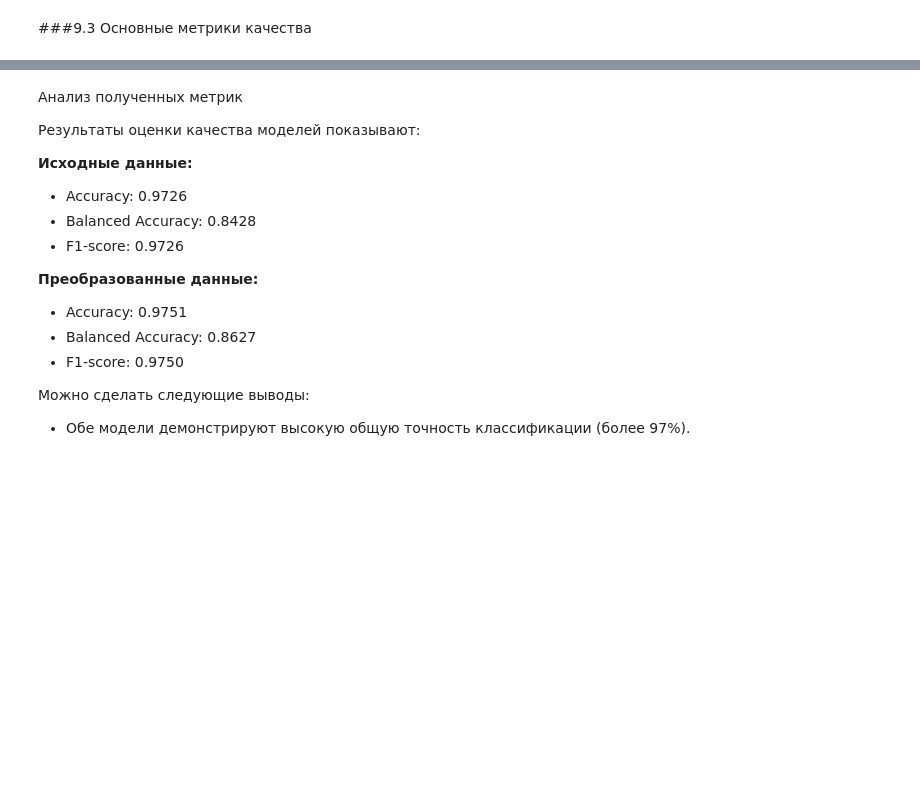
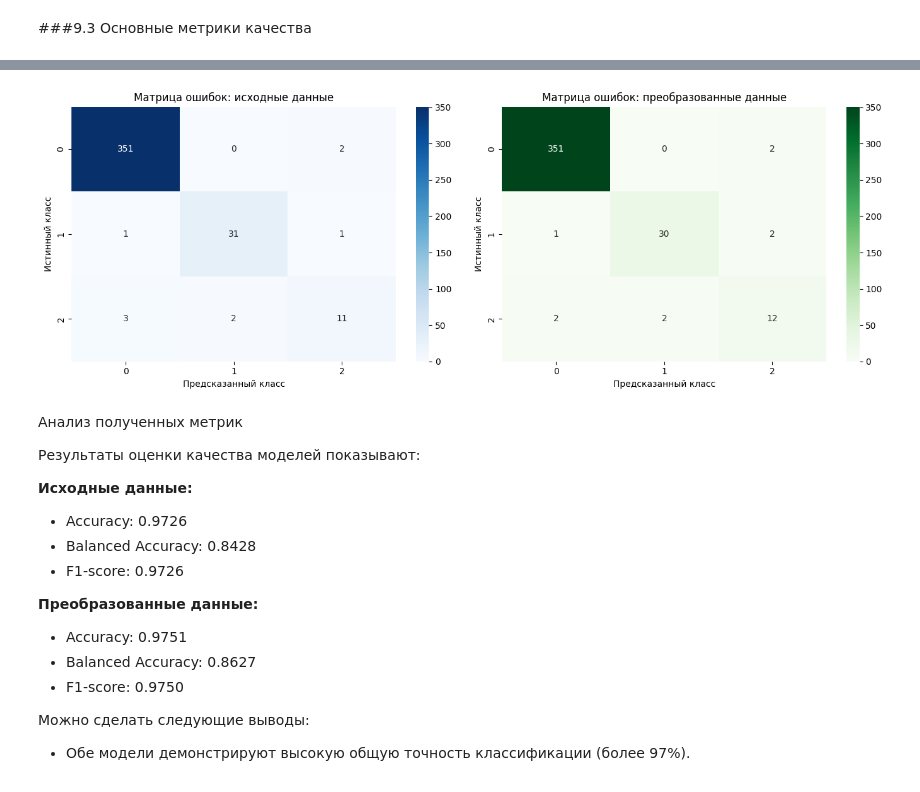
Before and after one commit to Daria-Chernykh/iad-course-project, a Jupyter notebook: courseProject.ipynb, the cells around one changed output, grey strips where cells are left out. Cells and saved outputs as stored; diff of their text form; code cells hidden in the pictures; blank space fills up the shorter version.

```diff
--- a/courseProject.ipynb
+++ b/courseProject.ipynb
@@ -1167,0 +1135,80 @@ F1-score: 0.9706078012985534
+# %%
+# Вычисление основных метрик для исходных данных
+metrics_raw = {
+    "Accuracy": accuracy_score(y_test, y_pred_raw_classes),
+    "Balanced Accuracy": balanced_accuracy_score(y_test, y_pred_raw_classes),
+    "Precision": precision_score(y_test, y_pred_raw_classes, average="weighted"),
+    "Recall": recall_score(y_test, y_pred_raw_classes, average="weighted"),
+    "F1-score": f1_score(y_test, y_pred_raw_classes, average="weighted"),
+    "ROC-AUC": roc_auc_score(
+        label_binarize(y_test, classes=np.unique(y_test)),
+        y_pred_raw,
+        multi_class="ovr",
+        average="weighted"
+    )
+}
+
+# Вычисление основных метрик для преобразованных данных
+metrics_scaled = {
+    "Accuracy": accuracy_score(y_test, y_pred_scaled_classes),
+    "Balanced Accuracy": balanced_accuracy_score(y_test, y_pred_scaled_classes),
+    "Precision": precision_score(y_test, y_pred_scaled_classes, average="weighted"),
+    "Recall": recall_score(y_test, y_pred_scaled_classes, average="weighted"),
+    "F1-score": f1_score(y_test, y_pred_scaled_classes, average="weighted"),
+    "ROC-AUC": roc_auc_score(
+        label_binarize(y_test, classes=np.unique(y_test)),
+        y_pred_scaled,
+        multi_class="ovr",
+        average="weighted"
+    )
+}
+
+# Формирование сравнительной таблицы метрик
+metrics_table = pd.DataFrame({
+    "Метрика": list(metrics_raw.keys()),
+    "Исходные данные": list(metrics_raw.values()),
+    "Преобразованные данные": list(metrics_scaled.values())
+})
+
+def get_best_model(row):
+    if row["Преобразованные данные"] > row["Исходные данные"]:
+        return "Преобразованные данные"
+    if row["Преобразованные данные"] < row["Исходные данные"]:
+        return "Исходные данные"
+    return "Одинаково"
+
+metrics_table["Лучшая модель"] = metrics_table.apply(get_best_model, axis=1)
+
+metrics_table["Исходные данные"] = metrics_table["Исходные данные"].round(4)
+metrics_table["Преобразованные данные"] = metrics_table["Преобразованные данные"].round(4)
+
+metrics_table.index = [""] * len(metrics_table)
+
+print("Сравнительная таблица метрик качества:")
+display(metrics_table)
+
+print("Classification report (исходные данные):")
+print(classification_report(y_test, y_pred_raw_classes))
+
+print("Classification report (преобразованные данные):")
+print(classification_report(y_test, y_pred_scaled_classes))
+
+# Матрицы ошибок
+cm_raw = confusion_matrix(y_test, y_pred_raw_classes)
+cm_scaled = confusion_matrix(y_test, y_pred_scaled_classes)
+
+fig, axes = plt.subplots(1, 2, figsize=(14, 5))
+
+sns.heatmap(cm_raw, annot=True, fmt="d", cmap="Blues", ax=axes[0])
+axes[0].set_title("Матрица ошибок: исходные данные")
+axes[0].set_xlabel("Предсказанный класс")
+axes[0].set_ylabel("Истинный класс")
+
+sns.heatmap(cm_scaled, annot=True, fmt="d", cmap="Greens", ax=axes[1])
+axes[1].set_title("Матрица ошибок: преобразованные данные")
+axes[1].set_xlabel("Предсказанный класс")
+axes[1].set_ylabel("Истинный класс")
+
+plt.tight_layout()
+plt.show()
+# %% [output]
@@ -1168,3 +1240,4 @@ F1-score: 0.9706078012985534
+[figure, added]
 # %% [markdown]
 Анализ полученных метрик
 
```
Also changed, not shown: parts of 90 cells of this notebook.
